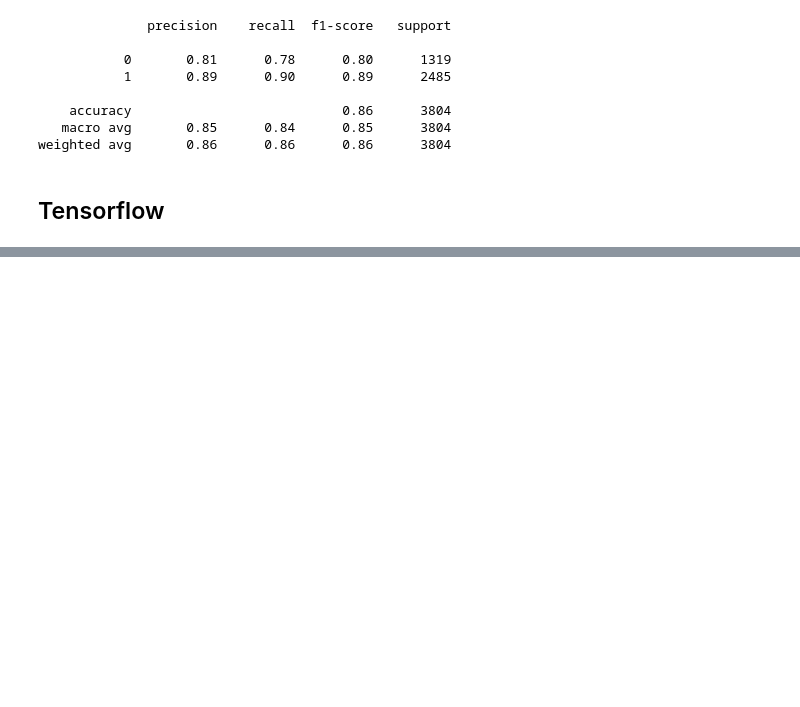
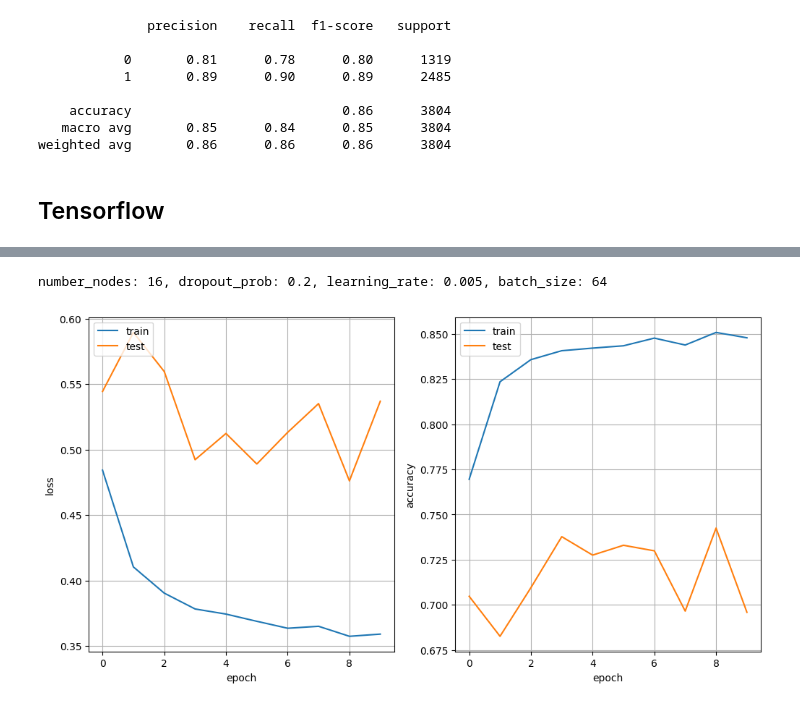
Before and after one commit to JarekMaleszyk/data-science-project-sandbox, a Jupyter notebook: MAGIC_Gamma_Telescope_data.ipynb, the cells around one changed output, grey strips where cells are left out. Saved outputs shown, nothing was run; the diff lists cells and outputs as text; code cells hidden in the pictures; blank space fills up the shorter version.

```diff
--- a/MAGIC_Gamma_Telescope_data.ipynb
+++ b/MAGIC_Gamma_Telescope_data.ipynb
@@ -199,11 +199,24 @@ weighted avg       0.86      0.86      0.86      3804
 # %%
 import tensorflow as tf
 # %%
-nn_model = tf.keras.Sequential([
-    tf.keras.layers.Dense(32, activation="relu", input_shape=(10,)),
-    tf.keras.layers.Dense(32, activation="relu"),
-    tf.keras.layers.Dense(1, activation="sigmoid")
-    ])
+def train_model(X_train, y_train, number_nodes, dropout_prob, learning_rate, validation_split, batch_size, epochs, verbose=0):
+  nn_model = tf.keras.Sequential([
+      tf.keras.layers.Dense(number_nodes, activation="relu", input_shape=(10,)),
+      tf.keras.layers.Dropout(dropout_prob),
+      tf.keras.layers.Dense(number_nodes, activation="relu"),
+      tf.keras.layers.Dropout(dropout_prob),
+      tf.keras.layers.Dense(1, activation="sigmoid")
+      ])
 
-nn_model.compile(optimizer=tf.keras.optimizers.Adam(learning_rate=0.001), loss="binary_crossentropy", metrics=["accuracy"])
+  nn_model.compile(optimizer=tf.keras.optimizers.Adam(learning_rate=learning_rate), loss="binary_crossentropy", metrics=["accuracy"])
+
+  history = nn_model.fit(X_train,
+                       y_train,
+                       validation_split=validation_split,
+                       batch_size=batch_size,
+                       epochs=epochs,
+                       verbose=verbose
+                       )
+
+  return nn_model, history
 # %%
@@ -242,0 +244,21 @@ plot_loss(history)
+# %%
+least_val_loss = float('inf')
+least_loss_model = None
+batch_size = 64
+dropout_prob = 0.2
+number_nodes = 16
+learning_rate = 0.005
+EPOCHS=10
+VALIDATION_SPLIT=0.2
+
+print(f"number_nodes: {number_nodes}, dropout_prob: {dropout_prob}, learning_rate: {learning_rate}, batch_size: {batch_size}")
+model, history = train_model(X_train, y_train, number_nodes, dropout_prob, learning_rate, VALIDATION_SPLIT, batch_size, EPOCHS)
+plot_history(history)
+val_loss = model.evaluate(X_valid, y_valid)[0]
+print(f"Validation loss: {val_loss}")
+if val_loss < least_val_loss:
+  least_val_loss = val_loss
+  least_loss_model = model
+# %% [output]
+number_nodes: 16, dropout_prob: 0.2, learning_rate: 0.005, batch_size: 64
+[figure, added]
```
Also changed, not shown: parts of 7 cells of this notebook.
